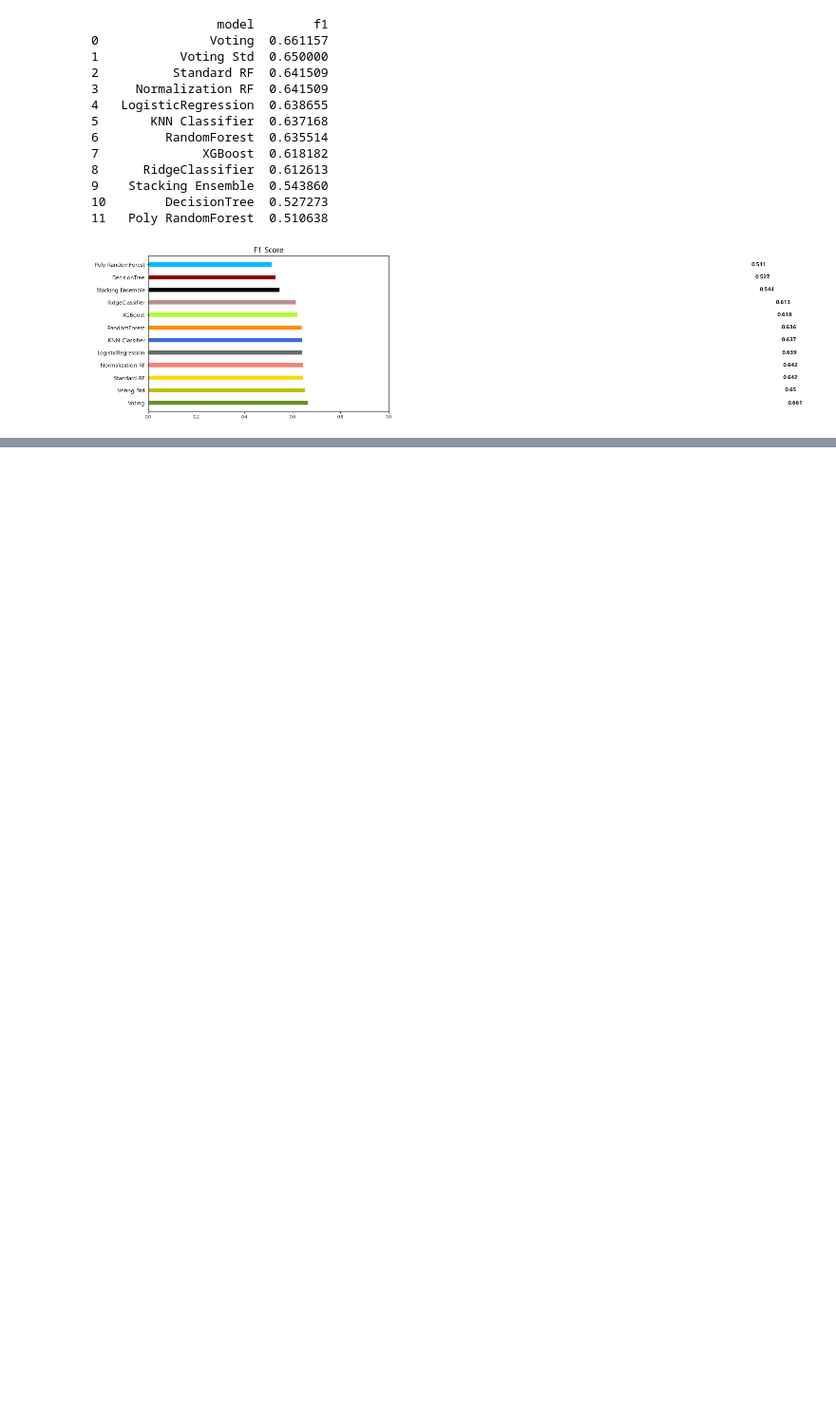
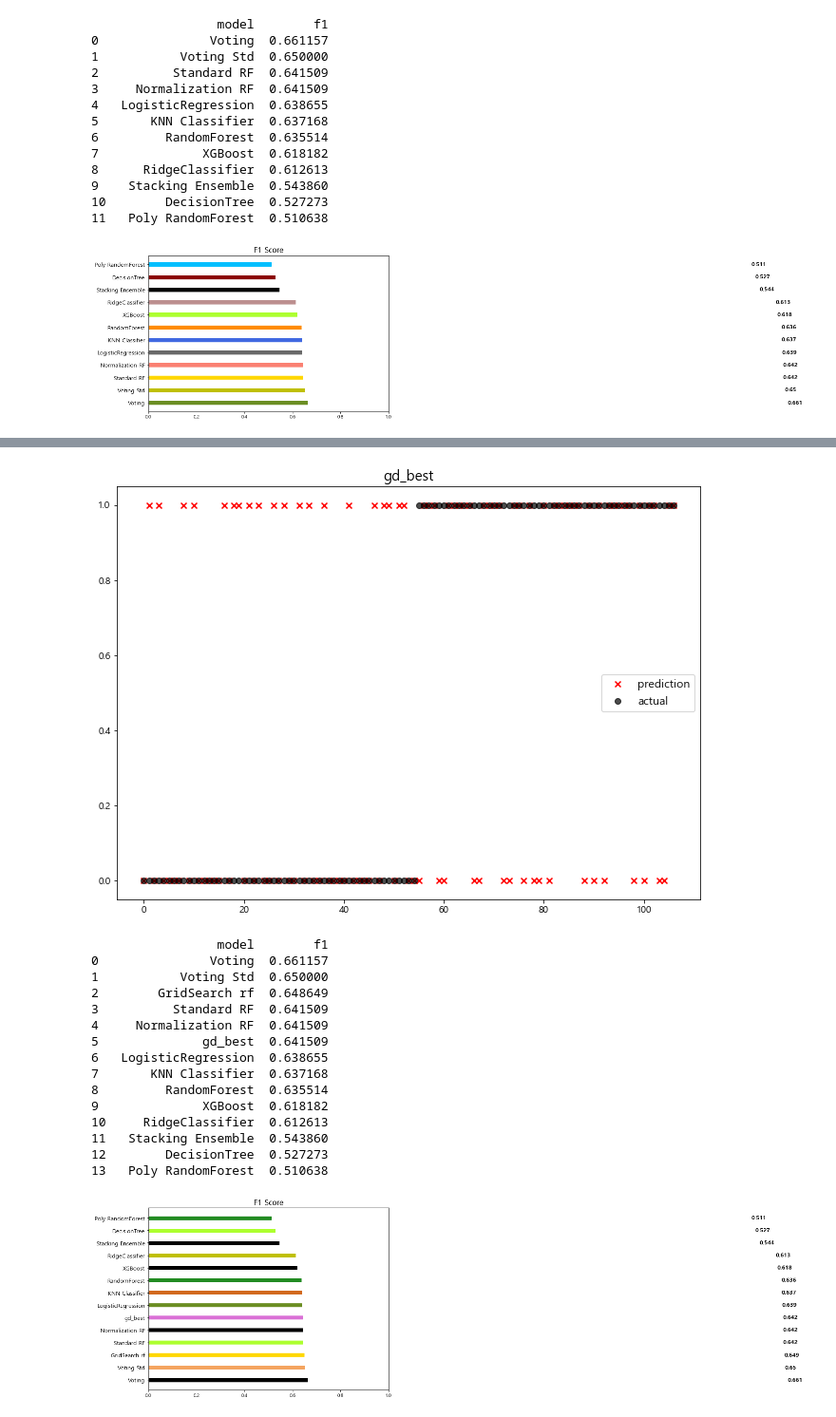
Before and after one commit to KB-IT-s-your-life/02_-, a Jupyter notebook: 02_ML_Project.ipynb, the cells around one changed output, grey strips where cells are left out. Shown at 95% size. Drawn from its saved outputs; the diff is of its cells as text; code cells hidden in the pictures; blank space fills up the shorter version.

```diff
--- a/02_ML_Project.ipynb
+++ b/02_ML_Project.ipynb
@@ -1426,0 +1602,28 @@ f1_eval('Stacking Ensemble', stack_pred, y_test)
+# %%
+gd_best = make_pipeline(
+    StandardScaler(),
+    GradientBoostingClassifier(learning_rate= 0.1, max_depth= 6, max_features= 0.9,
+ n_estimators= 200, random_state= 0, subsample= 0.7),
+)
+# %%
+gd_best.fit(X_train, y_train)
+pred = gd_best.predict(X_test)
+f1_eval('gd_best', pred, y_test)
+# %% [output]
+[figure, added]
+                 model        f1
+0               Voting  0.661157
+1           Voting Std  0.650000
+2        GridSearch rf  0.648649
+3          Standard RF  0.641509
+4     Normalization RF  0.641509
+5              gd_best  0.641509
+6   LogisticRegression  0.638655
+7       KNN Classifier  0.637168
+8         RandomForest  0.635514
+9              XGBoost  0.618182
+10     RidgeClassifier  0.612613
+11   Stacking Ensemble  0.543860
+12        DecisionTree  0.527273
+13   Poly RandomForest  0.510638
+[figure, added]
```
Also changed, not shown: parts of 33 cells of this notebook.
